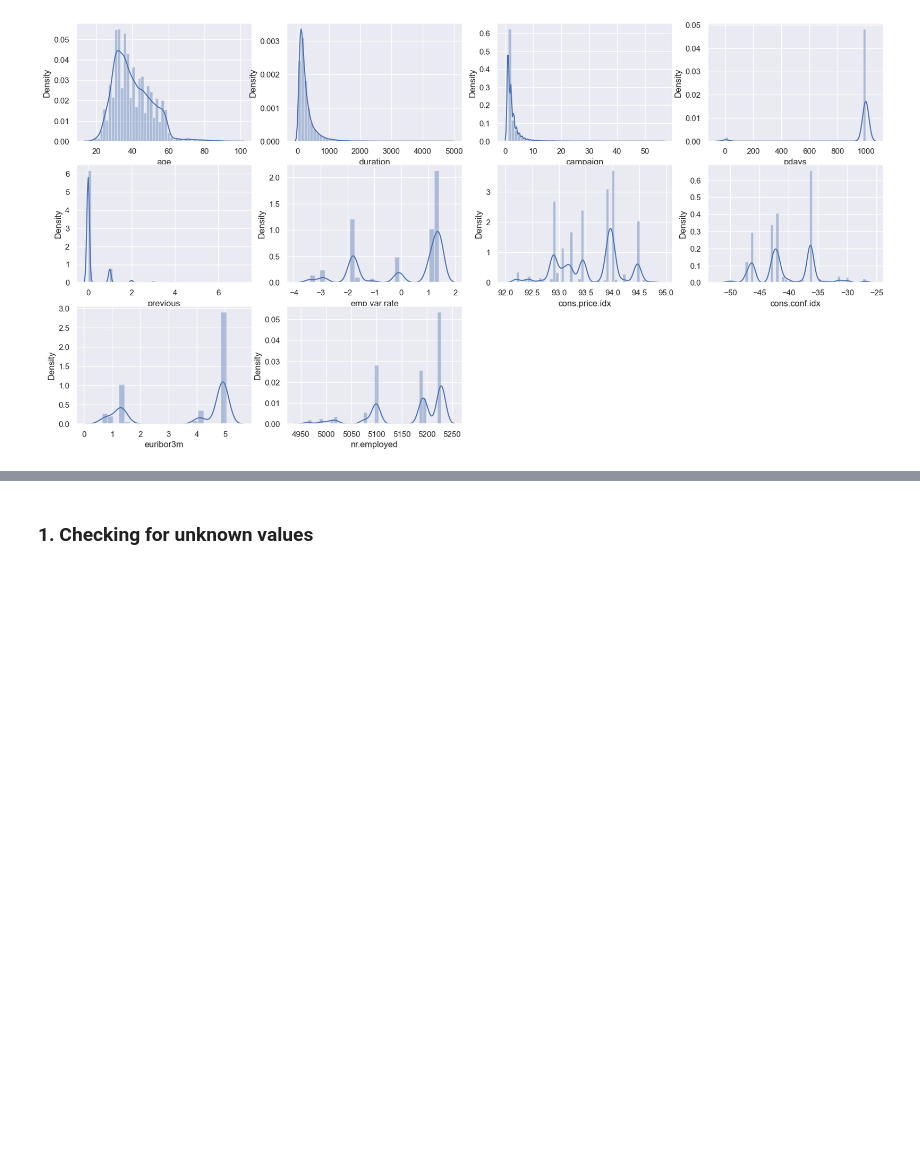
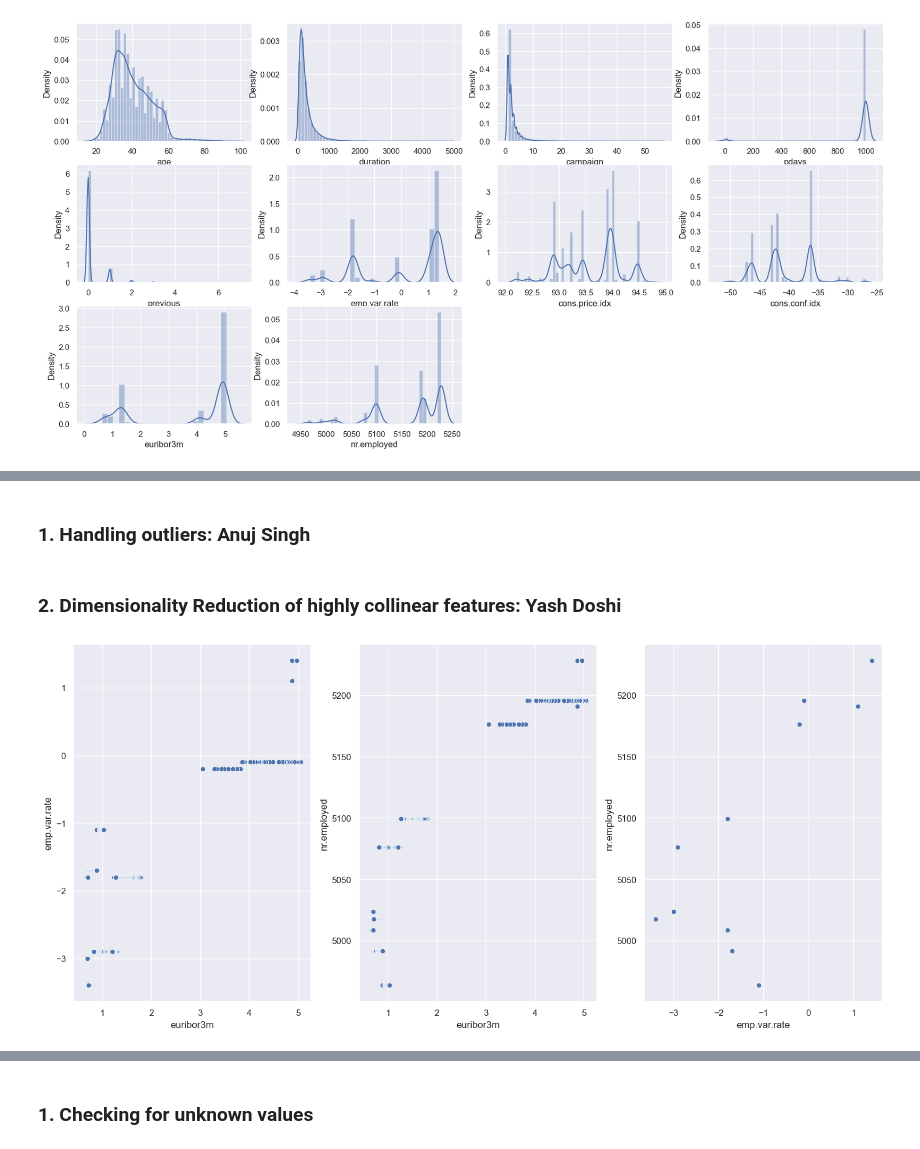
Before and after one commit to singhanuj695/Data-glacier-Group-Project, a Jupyter notebook: Yash_Week_9.ipynb, the cells around one changed output, grey strips where cells are left out. Drawn from its saved outputs; the diff is of its cells as text; code cells hidden in the pictures; blank space fills up the shorter version.

Commit message:
Week 9 Yash Doshi pca 1st commit

```diff
--- a/Yash_Week_9.ipynb
+++ b/Yash_Week_9.ipynb
@@ -96,0 +102,17 @@ for feature in num_features:
+# %% [markdown]
+### 1. Handling outliers: Anuj Singh
+# %% [markdown]
+### 2. Dimensionality Reduction of highly collinear features: Yash Doshi
+# %%
+# Checking the type of relationship between the features
+import itertools # To get pairwise combinations
+
+high_corr_features = ['euribor3m', 'emp.var.rate', 'nr.employed']
+pairs = list(itertools.combinations(high_corr_features,2))
+
+fig = plt.figure(figsize=(18,8))
+for index, pair in enumerate(pairs):
+    fig.add_subplot(1,3,index+1)
+    sns.scatterplot(data=df_copy1,x=pair[0],y=pair[1])
+# %% [output]
+[figure, added]
```
Also changed, not shown: parts of 5 cells of this notebook.
